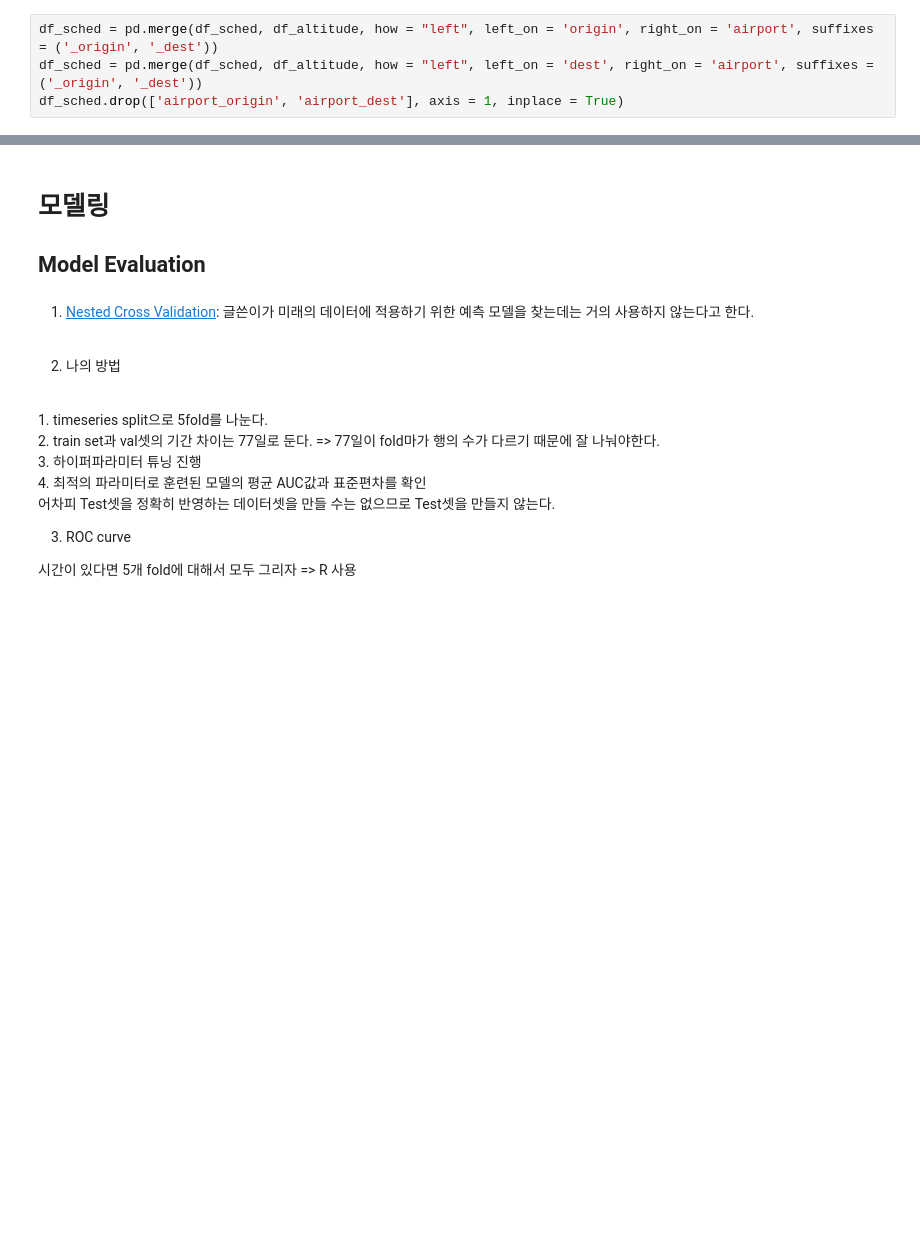
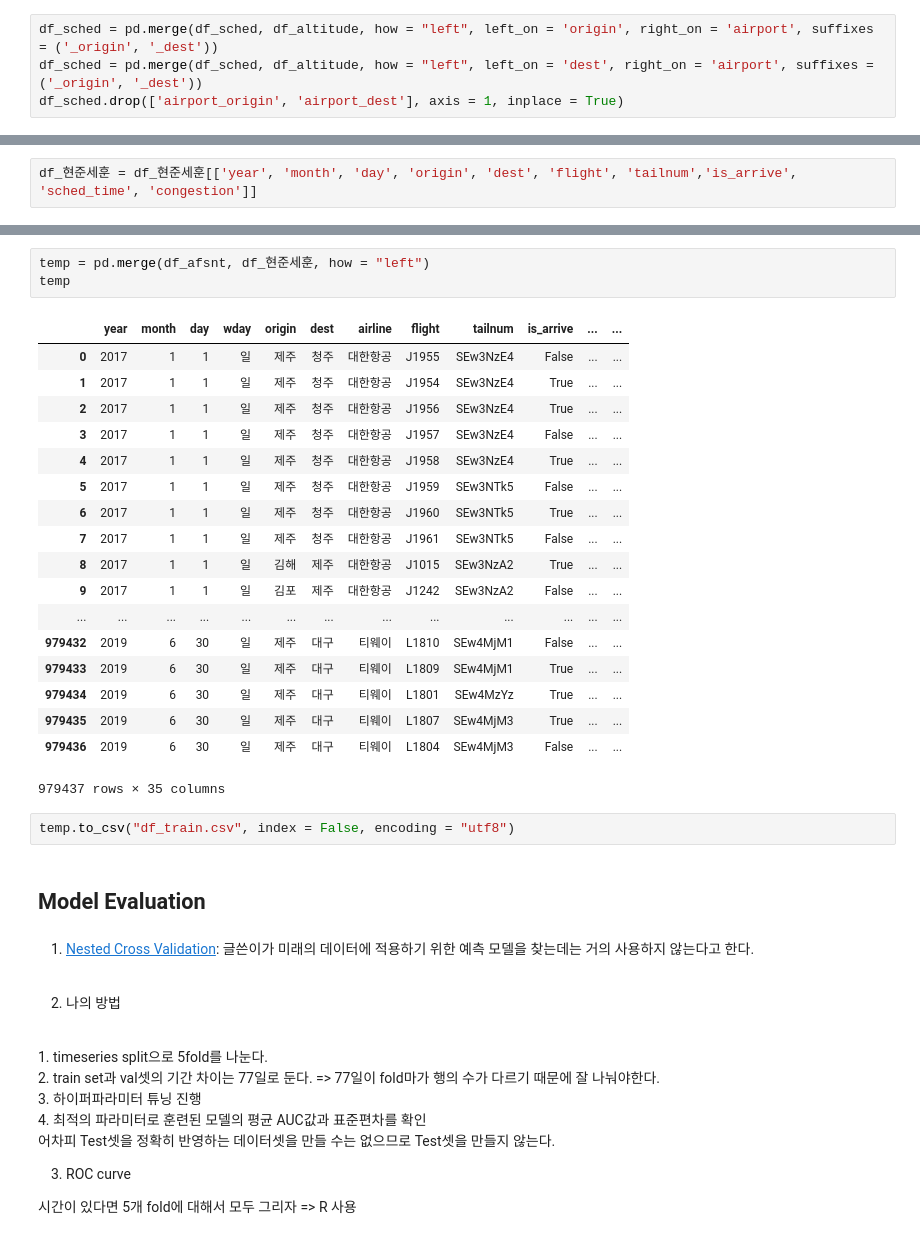
Before and after one commit to SEHOON-PARK/BIGCON, a Jupyter notebook: 전처리.ipynb, the cells around one changed output, grey strips where cells are left out. Cells and saved outputs as stored; diff of their text form; blank space fills up the shorter version.

```diff
--- a/전처리.ipynb
+++ b/전처리.ipynb
@@ -497,0 +716,2 @@ df_sched.drop(['airport_origin', 'airport_dest'], axis = 1, inplace = True)
+# %%
+df_현준세훈 = df_현준세훈[['year', 'month', 'day', 'origin', 'dest', 'flight', 'tailnum','is_arrive', 'sched_time', 'congestion']]
@@ -498,6 +782,28 @@ df_sched.drop(['airport_origin', 'airport_dest'], axis = 1, inplace = True)
+# %%
+temp = pd.merge(df_afsnt, df_현준세훈, how = "left")
+temp
+# %% [output]
+|  | year | month | day | wday | origin | dest | airline | flight | tailnum | is_arrive | ... | ... |
+| 0 | 2017 | 1 | 1 | 일 | 제주 | 청주 | 대한항공 | J1955 | SEw3NzE4 | False | ... | ... |
+| 1 | 2017 | 1 | 1 | 일 | 제주 | 청주 | 대한항공 | J1954 | SEw3NzE4 | True | ... | ... |
+| 2 | 2017 | 1 | 1 | 일 | 제주 | 청주 | 대한항공 | J1956 | SEw3NzE4 | True | ... | ... |
+| 3 | 2017 | 1 | 1 | 일 | 제주 | 청주 | 대한항공 | J1957 | SEw3NzE4 | False | ... | ... |
+| 4 | 2017 | 1 | 1 | 일 | 제주 | 청주 | 대한항공 | J1958 | SEw3NzE4 | True | ... | ... |
+| 5 | 2017 | 1 | 1 | 일 | 제주 | 청주 | 대한항공 | J1959 | SEw3NTk5 | False | ... | ... |
+| 6 | 2017 | 1 | 1 | 일 | 제주 | 청주 | 대한항공 | J1960 | SEw3NTk5 | True | ... | ... |
+| 7 | 2017 | 1 | 1 | 일 | 제주 | 청주 | 대한항공 | J1961 | SEw3NTk5 | False | ... | ... |
+| 8 | 2017 | 1 | 1 | 일 | 김해 | 제주 | 대한항공 | J1015 | SEw3NzA2 | True | ... | ... |
+| 9 | 2017 | 1 | 1 | 일 | 김포 | 제주 | 대한항공 | J1242 | SEw3NzA2 | False | ... | ... |
+| ... | ... | ... | ... | ... | ... | ... | ... | ... | ... | ... | ... | ... |
+| 979432 | 2019 | 6 | 30 | 일 | 제주 | 대구 | 티웨이 | L1810 | SEw4MjM1 | False | ... | ... |
+| 979433 | 2019 | 6 | 30 | 일 | 제주 | 대구 | 티웨이 | L1809 | SEw4MjM1 | True | ... | ... |
+| 979434 | 2019 | 6 | 30 | 일 | 제주 | 대구 | 티웨이 | L1801 | SEw4MzYz | True | ... | ... |
+| 979435 | 2019 | 6 | 30 | 일 | 제주 | 대구 | 티웨이 | L1807 | SEw4MjM3 | True | ... | ... |
+| 979436 | 2019 | 6 | 30 | 일 | 제주 | 대구 | 티웨이 | L1804 | SEw4MjM3 | False | ... | ... |
+979437 rows × 35 columns
+# %%
+temp.to_csv("df_train.csv", index = False, encoding = "utf8")
 # %% [markdown]
-# 모델링
-
 ## Model Evaluation
 # %% [markdown]
 1. [Nested Cross Validation](https://woolulu.tistory.com/76): 글쓴이가 미래의 데이터에 적용하기 위한 예측 모델을 찾는데는 거의 사용하지 않는다고 한다.
```
Also changed, not shown: parts of 76 cells of this notebook, 2 other files.
